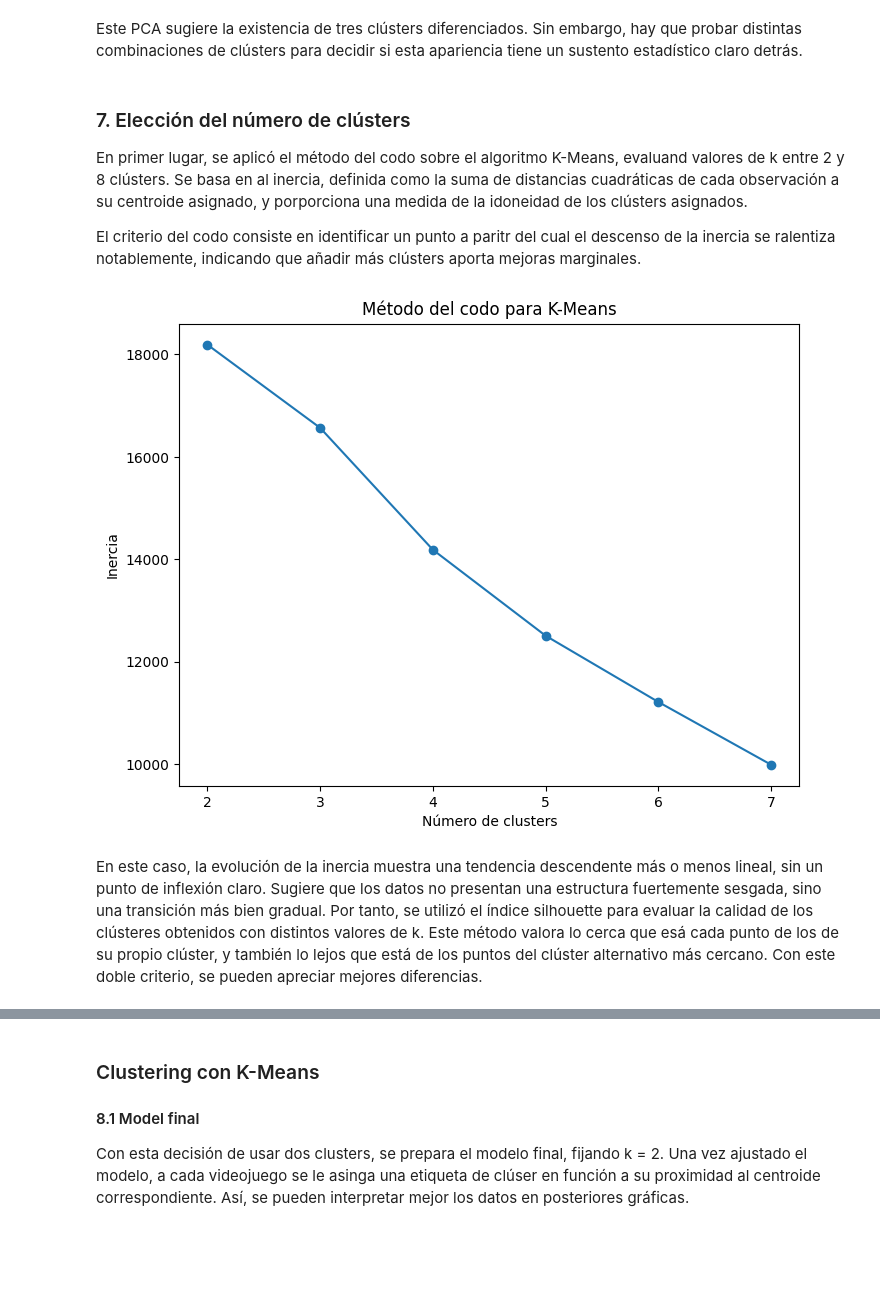
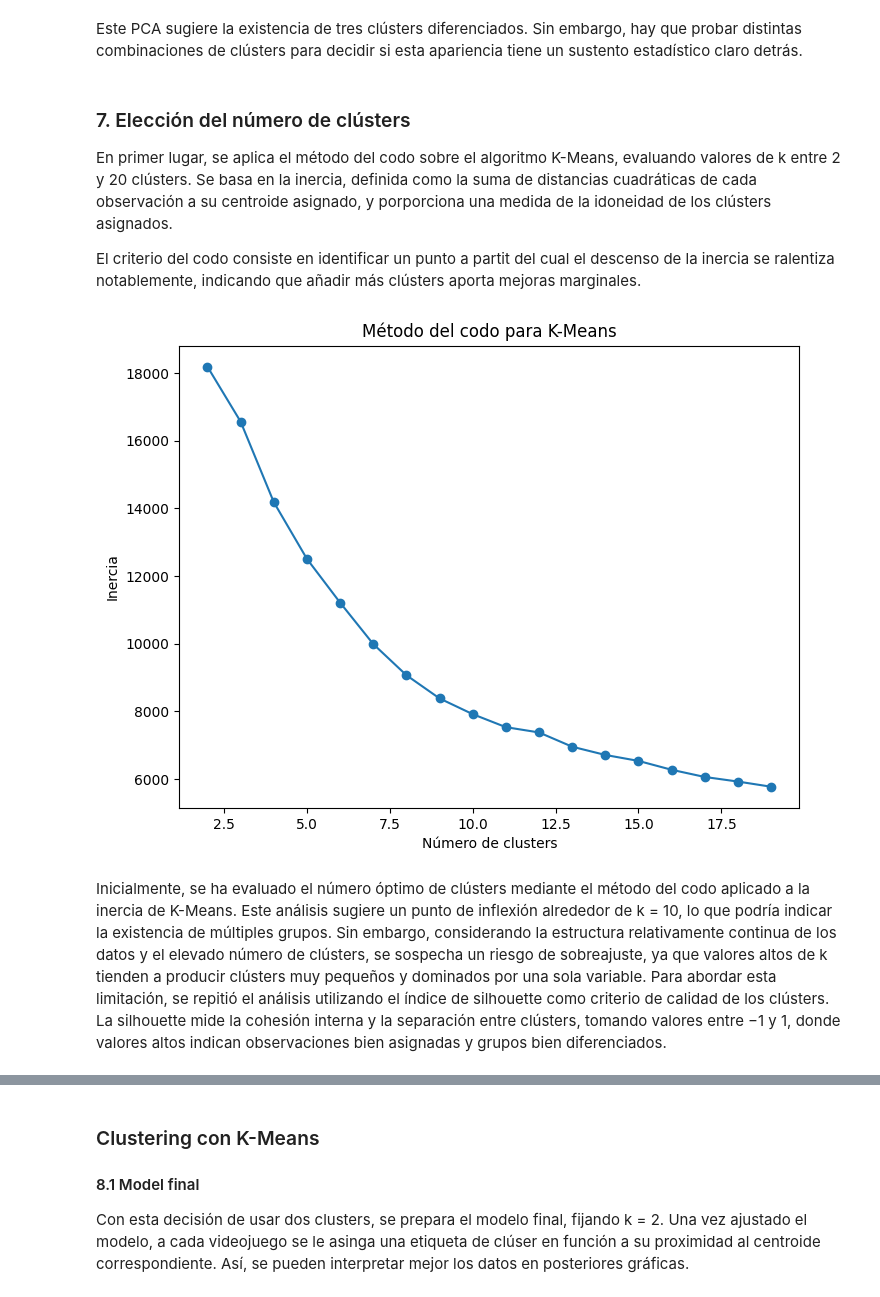
Before and after one commit to JonGarrastatxu/PRACT1-TCVD, a Jupyter notebook: source2/Unsupervised.ipynb, the cells around one changed output, grey strips where cells are left out. Cells and saved outputs as stored; diff of their text form; code cells hidden in the pictures; blank space fills up the shorter version.

```diff
--- a/source2/Unsupervised.ipynb
+++ b/source2/Unsupervised.ipynb
@@ -159,27 +152,27 @@ Este PCA sugiere la existencia de tres clústers diferenciados. Sin embargo, hay
 # %% [markdown]
 ### 7. Elección del número de clústers
 
-En primer lugar, se aplicó el método del codo sobre el algoritmo K-Means, evaluand valores de k entre 2 y 8 clústers. Se basa en al inercia, definida como la suma de distancias cuadráticas de cada observación a su centroide asignado, y porporciona una medida de la idoneidad de los clústers asignados.
+En primer lugar, se aplica el método del codo sobre el algoritmo K-Means, evaluando valores de k entre 2 y 20 clústers. Se basa en la inercia, definida como la suma de distancias cuadráticas de cada observación a su centroide asignado, y porporciona una medida de la idoneidad de los clústers asignados.
 
-El criterio del codo consiste en identificar un punto a paritr del cual el descenso de la inercia se ralentiza notablemente, indicando que añadir más clústers aporta mejoras marginales.
+El criterio del codo consiste en identificar un punto a partit del cual el descenso de la inercia se ralentiza notablemente, indicando que añadir más clústers aporta mejoras marginales.
 # %%
 inertia = []
-K = range(2, 8)
-
+K = range(2, 20)
+#
 for k in K:
     km = KMeans(n_clusters=k, random_state=42, n_init=10)
     km.fit(X_scaled)
     inertia.append(km.inertia_)
 
 plt.figure(figsize=(8,6))
 plt.plot(K, inertia, marker="o")
 plt.xlabel("Número de clusters")
 plt.ylabel("Inercia")
 plt.title("Método del codo para K-Means")
 plt.show()
 # %% [output]
-[figure, old version]
+[figure, new version]
 # %% [markdown]
-En este caso, la evolución de la inercia muestra una tendencia descendente más o menos lineal, sin un punto de inflexión claro. Sugiere que los datos no presentan una estructura fuertemente sesgada, sino una transición más bien gradual. Por tanto, se utilizó el índice silhouette para evaluar la calidad de los clústeres obtenidos con distintos valores de k. Este método valora lo cerca que esá cada punto de los de su propio clúster, y también lo lejos que está de los puntos del clúster alternativo más cercano. Con este doble criterio, se pueden apreciar mejores diferencias.
+Inicialmente, se ha evaluado el número óptimo de clústers mediante el método del codo aplicado a la inercia de K-Means. Este análisis sugiere un punto de inflexión alrededor de k = 10, lo que podría indicar la existencia de múltiples grupos. Sin embargo, considerando la estructura relativamente continua de los datos y el elevado número de clústers, se sospecha un riesgo de sobreajuste, ya que valores altos de k tienden a producir clústers muy pequeños y dominados por una sola variable. Para abordar esta limitación, se repitió el análisis utilizando el índice de silhouette como criterio de calidad de los clústers. La silhouette mide la cohesión interna y la separación entre clústers, tomando valores entre −1 y 1, donde valores altos indican observaciones bien asignadas y grupos bien diferenciados.
 # %%
 # --- Definir k para probar ---
```
Also changed, not shown: parts of 13 cells of this notebook.
